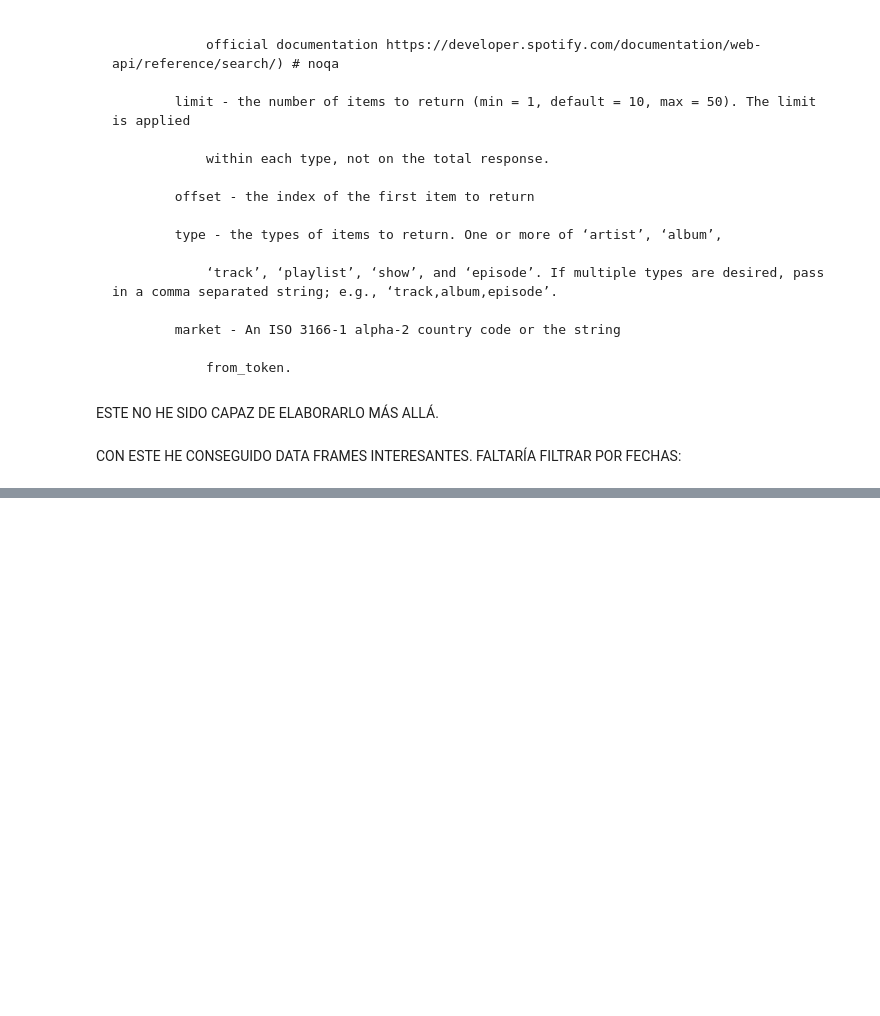
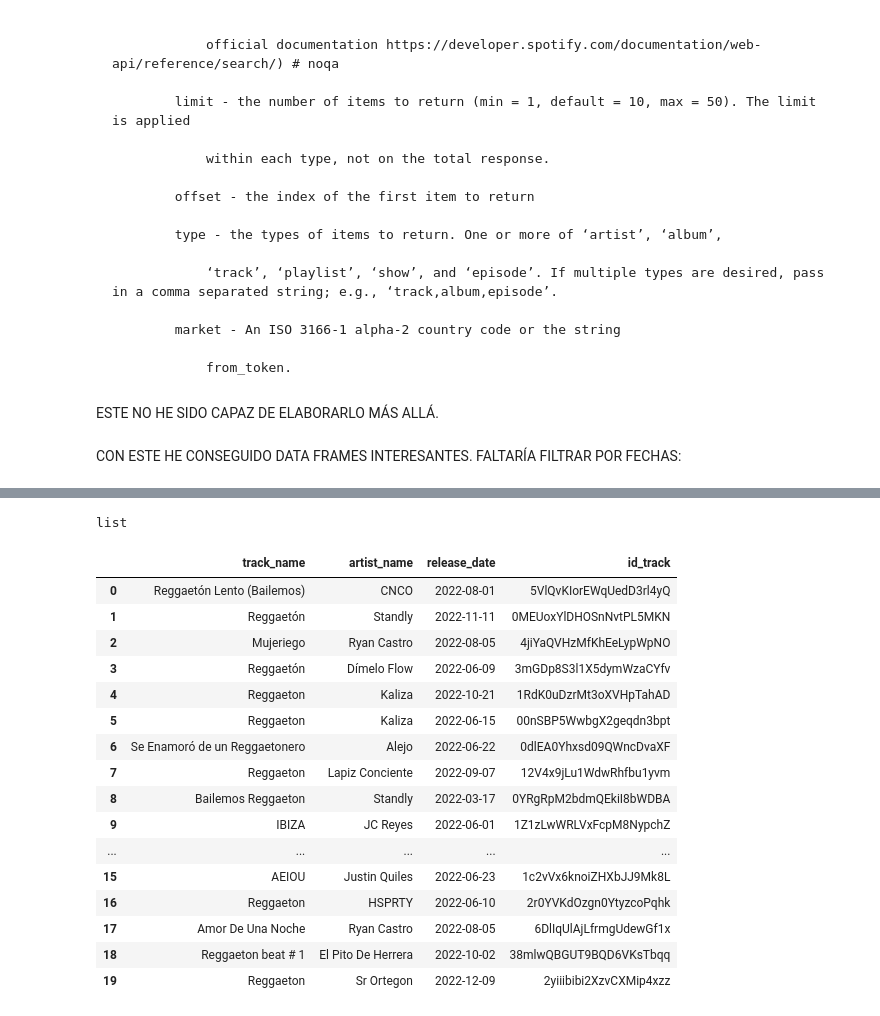
Before and after one commit to NuriaSalasVazquez/da-project-promo-49-modulo-2-team-4, a Jupyter notebook: extraccion2022.ipynb, the cells around one changed output, grey strips where cells are left out. Drawn from its saved outputs; the diff is of its cells as text; code cells hidden in the pictures; blank space fills up the shorter version.

```diff
--- a/extraccion2022.ipynb
+++ b/extraccion2022.ipynb
@@ -113 +131,12 @@ df_reggeaton
 200 rows × 4 columns
+# %%
+listado_final_reggeateon =[]
+
+for f in reggeaton:
+
+    if f ['release_date'][:4]== '2022':
+
+        print (f)
+        listado_final_reggeateon. append (f)
+
+        print (listado_final_reggeateon)
@@ -114,2 +161,27 @@ df_reggeaton
+# %%
+type(listado_final_reggeateon)
+# %% [output]
+list
+# %%
+df_listado_final_reggaeton = pd. DataFrame (listado_final_reggeateon)
+df_listado_final_reggaeton
+# %% [output]
+|  | track_name | artist_name | release_date | id_track |
+| 0 | Reggaetón Lento (Bailemos) | CNCO | 2022-08-01 | 5VlQvKIorEWqUedD3rl4yQ |
+| 1 | Reggaetón | Standly | 2022-11-11 | 0MEUoxYlDHOSnNvtPL5MKN |
+| 2 | Mujeriego | Ryan Castro | 2022-08-05 | 4jiYaQVHzMfKhEeLypWpNO |
+| 3 | Reggaetón | Dímelo Flow | 2022-06-09 | 3mGDp8S3l1X5dymWzaCYfv |
+| 4 | Reggaeton | Kaliza | 2022-10-21 | 1RdK0uDzrMt3oXVHpTahAD |
+| 5 | Reggaeton | Kaliza | 2022-06-15 | 00nSBP5WwbgX2geqdn3bpt |
+| 6 | Se Enamoró de un Reggaetonero | Alejo | 2022-06-22 | 0dlEA0Yhxsd09QWncDvaXF |
+| 7 | Reggaeton | Lapiz Conciente | 2022-09-07 | 12V4x9jLu1WdwRhfbu1yvm |
+| 8 | Bailemos Reggaeton | Standly | 2022-03-17 | 0YRgRpM2bdmQEkiI8bWDBA |
+| 9 | IBIZA | JC Reyes | 2022-06-01 | 1Z1zLwWRLVxFcpM8NypchZ |
+| ... | ... | ... | ... | ... |
+| 15 | AEIOU | Justin Quiles | 2022-06-23 | 1c2vVx6knoiZHXbJJ9Mk8L |
+| 16 | Reggaeton | HSPRTY | 2022-06-10 | 2r0YVKdOzgn0YtyzcoPqhk |
+| 17 | Amor De Una Noche | Ryan Castro | 2022-08-05 | 6DlIqUlAjLfrmgUdewGf1x |
+| 18 | Reggaeton beat # 1 | El Pito De Herrera | 2022-10-02 | 38mlwQBGUT9BQD6VKsTbqq |
+| 19 | Reggaeton | Sr Ortegon | 2022-12-09 | 2yiiibibi2XzvCXMip4xzz |
 # %%
 rastreo_global ('pop')
```
Also changed, not shown: parts of 15 cells of this notebook.
